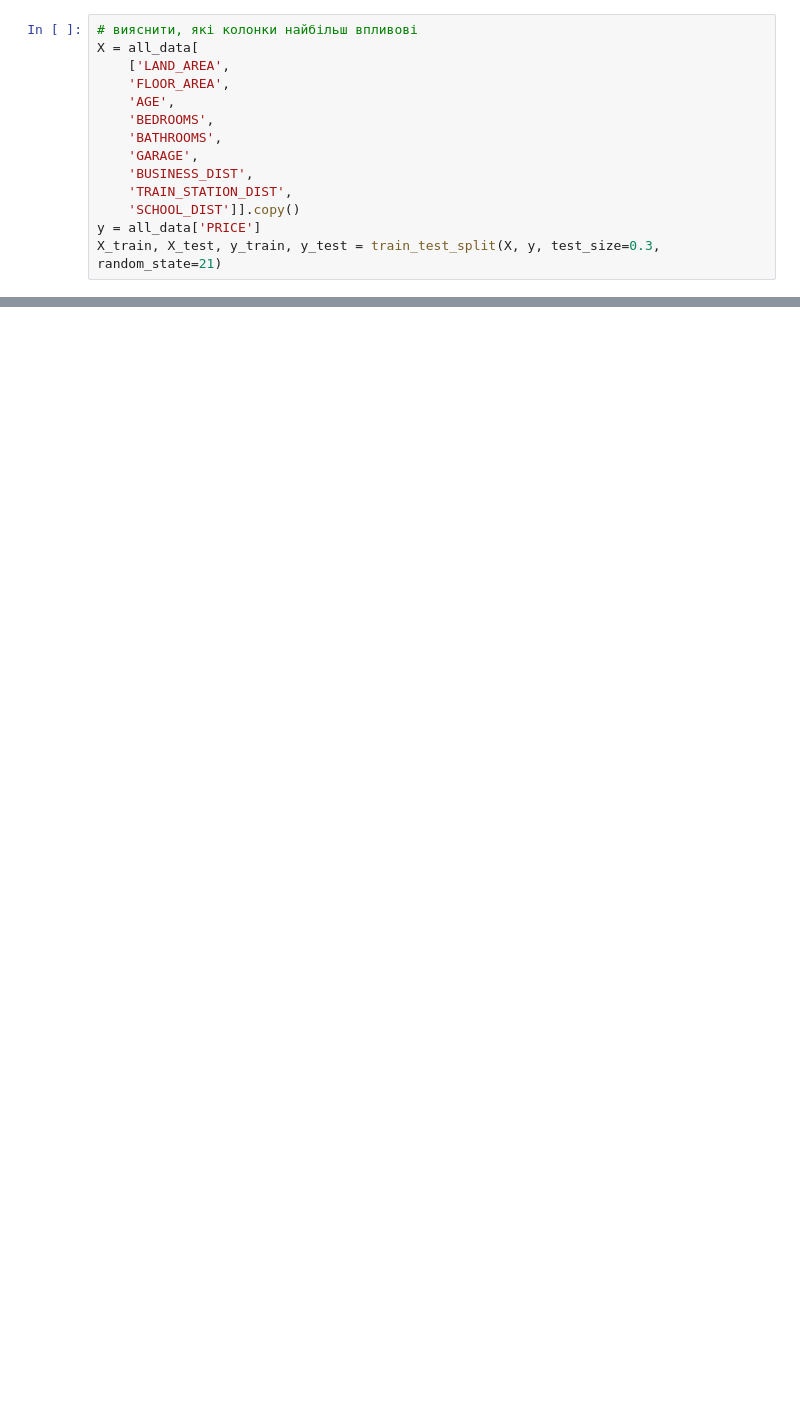
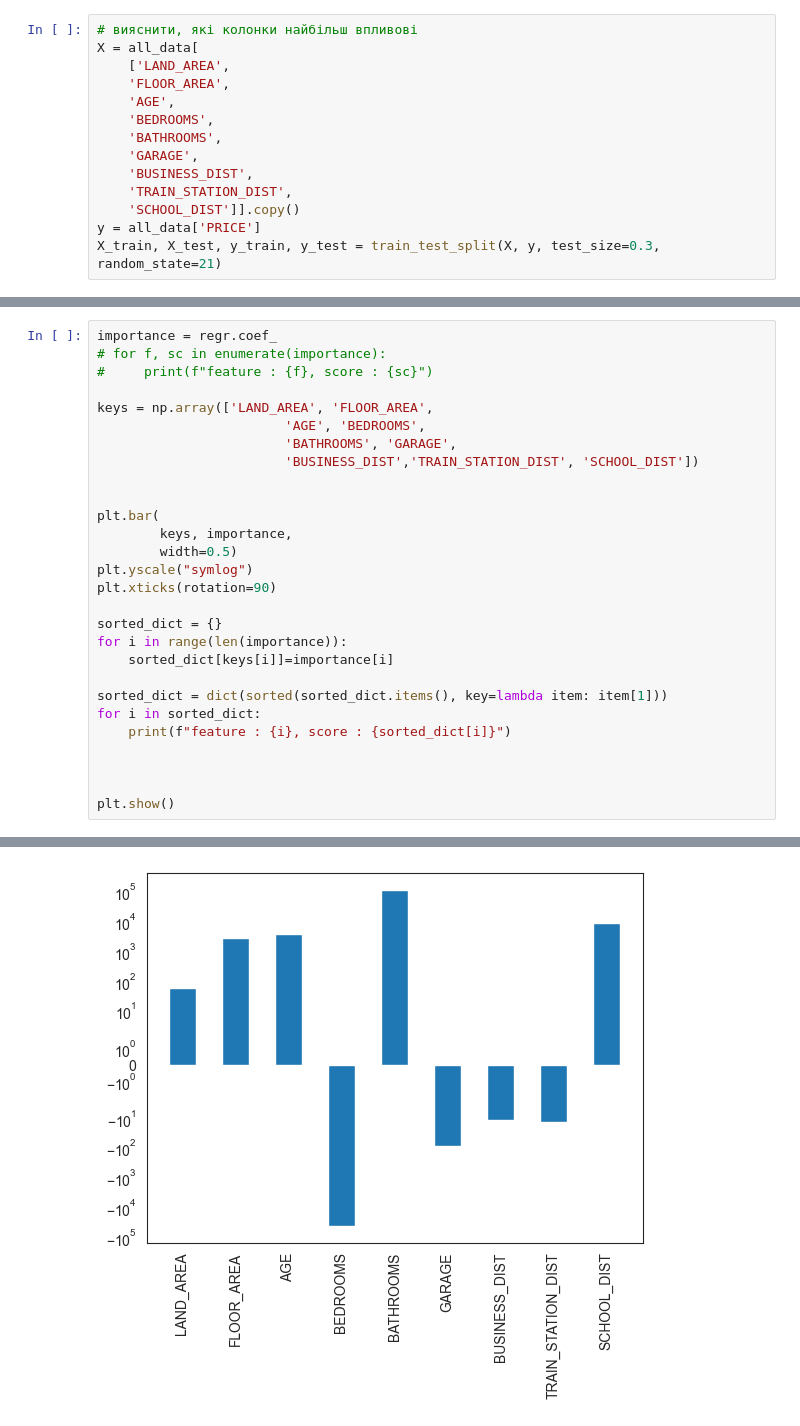
Before and after one commit to Top-AI-team/house-price-prediction, a Jupyter notebook: perth_houses.ipynb, the cells around one changed output, grey strips where cells are left out. Cells and saved outputs as stored; diff of their text form; blank space fills up the shorter version.

Commit message:
feature importance add (sorted dict and chart)

```diff
--- a/perth_houses.ipynb
+++ b/perth_houses.ipynb
@@ -171,0 +172,29 @@ Test data r-squared:  0.5596428827501885
+# %%
+importance = regr.coef_
+# for f, sc in enumerate(importance):
+#     print(f"feature : {f}, score : {sc}")
+
+keys = np.array(['LAND_AREA', 'FLOOR_AREA',
+                        'AGE', 'BEDROOMS',
+                        'BATHROOMS', 'GARAGE',
+                        'BUSINESS_DIST','TRAIN_STATION_DIST', 'SCHOOL_DIST'])
+
+
+plt.bar(
+        keys, importance,
+        width=0.5)
+plt.yscale("symlog")
+plt.xticks(rotation=90)
+
+sorted_dict = {}
+for i in range(len(importance)):
+    sorted_dict[keys[i]]=importance[i]
+
+sorted_dict = dict(sorted(sorted_dict.items(), key=lambda item: item[1]))
+for i in sorted_dict:
+    print(f"feature : {i}, score : {sorted_dict[i]}")
+
+
+
+plt.show()
+# %% [output]
@@ -171,0 +210 @@ Test data r-squared:  0.5596428827501885
+[figure, added]
```
Also changed, not shown: parts of 6 cells of this notebook.
